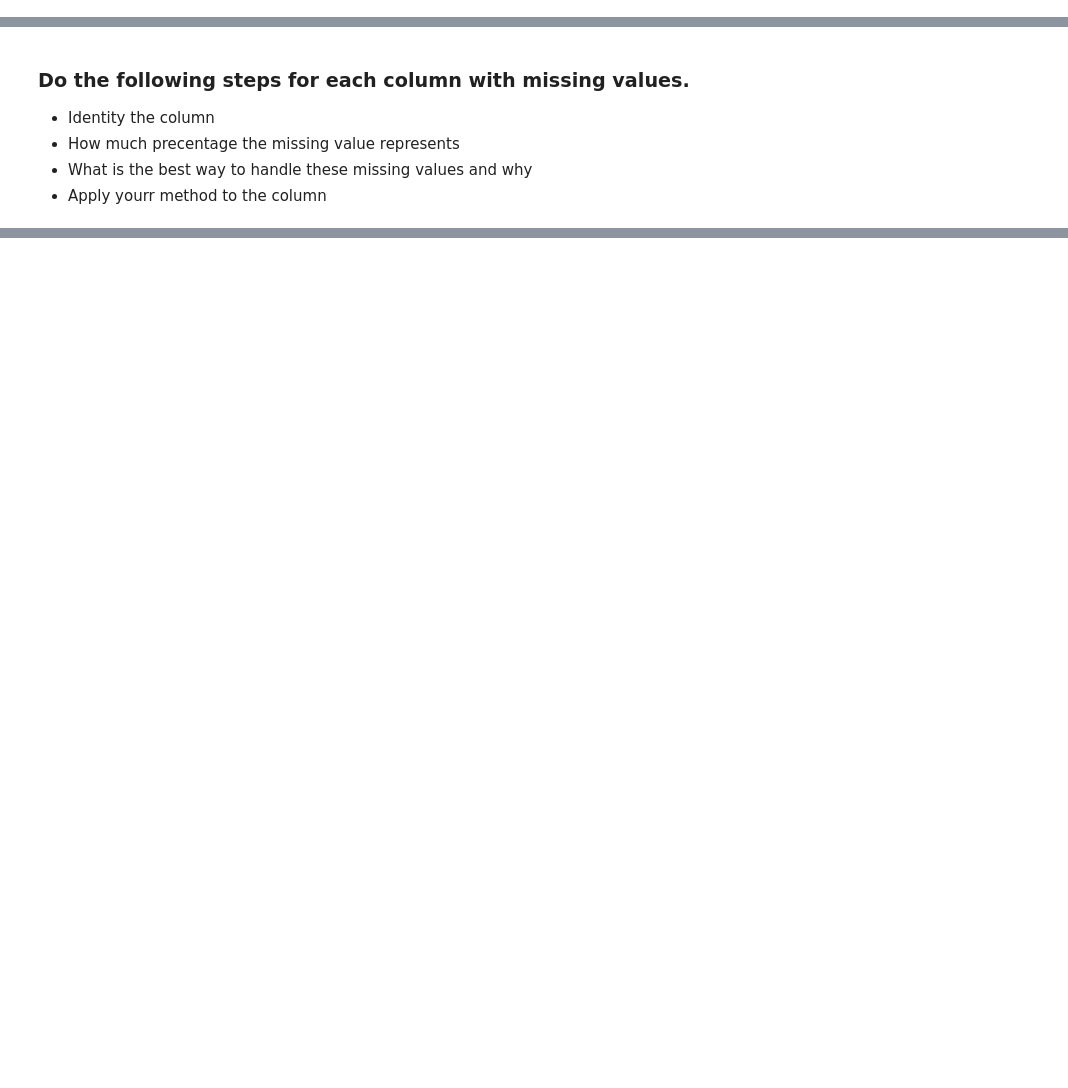
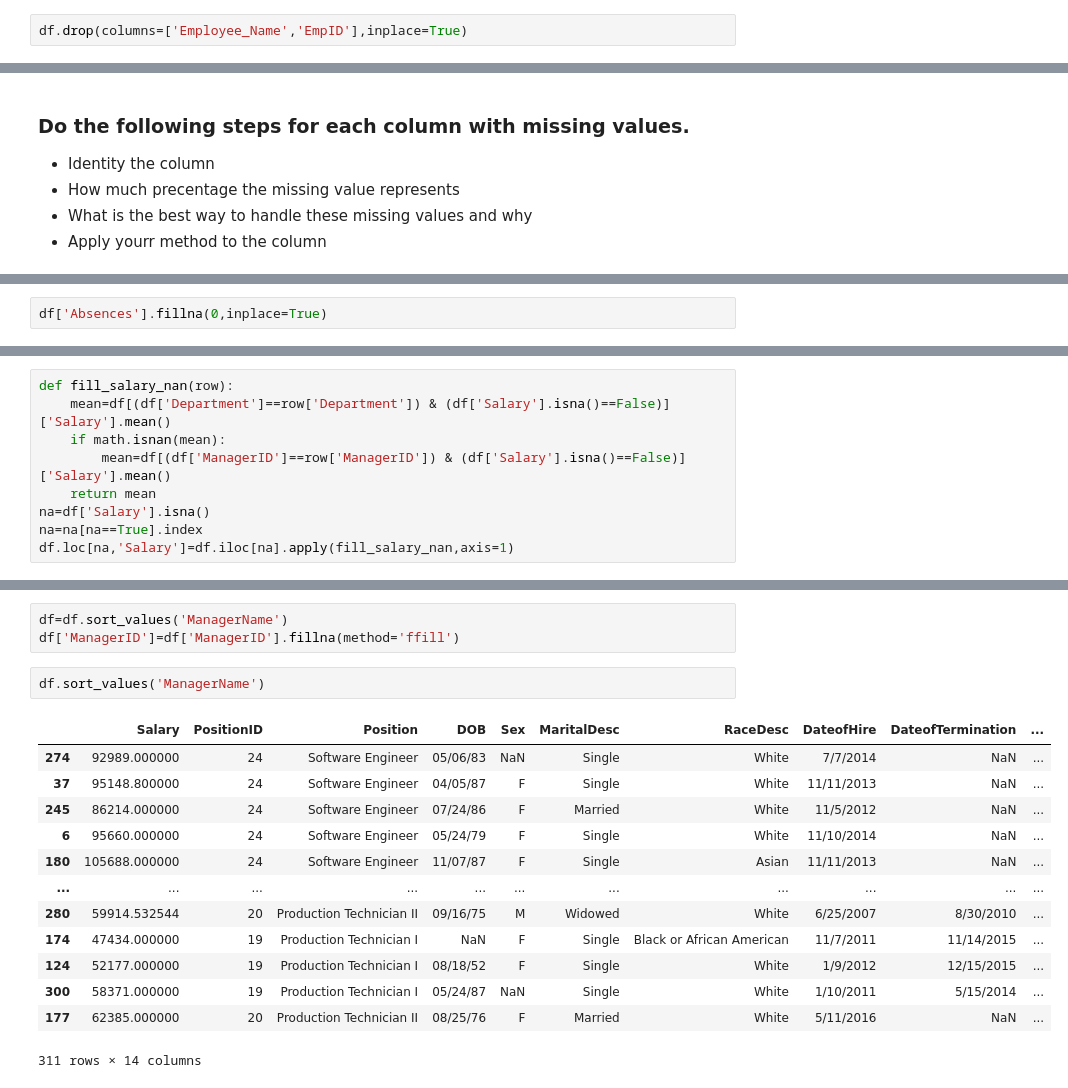
Before and after one commit to Tuwaiq-Data-Science-Bootcamp-V2/MissingData-Lab1, a Jupyter notebook: Missing Values Assignment .ipynb, the cells around one changed output, grey strips where cells are left out. Cells and saved outputs as stored; diff of their text form; blank space fills up the shorter version.

```diff
--- a/Missing Values Assignment .ipynb
+++ b/Missing Values Assignment .ipynb
@@ -13,0 +90,2 @@
+# %%
+df.drop(columns=['Employee_Name','EmpID'],inplace=True)
@@ -20,0 +140,2 @@
+# %%
+df['Absences'].fillna(0,inplace=True)
@@ -20,0 +148,9 @@
+# %%
+def fill_salary_nan(row):
+    mean=df[(df['Department']==row['Department']) & (df['Salary'].isna()==False)]['Salary'].mean()
+    if math.isnan(mean):
+        mean=df[(df['ManagerID']==row['ManagerID']) & (df['Salary'].isna()==False)]['Salary'].mean()
+    return mean
+na=df['Salary'].isna()
+na=na[na==True].index
+df.loc[na,'Salary']=df.iloc[na].apply(fill_salary_nan,axis=1)
@@ -20,0 +181,19 @@
+# %%
+df=df.sort_values('ManagerName')
+df['ManagerID']=df['ManagerID'].fillna(method='ffill')
+# %%
+df.sort_values('ManagerName')
+# %% [output]
+|  | Salary | PositionID | Position | DOB | Sex | MaritalDesc | RaceDesc | DateofHire | DateofTermination | ... |
+| 274 | 92989.000000 | 24 | Software Engineer | 05/06/83 | NaN | Single | White | 7/7/2014 | NaN | ... |
+| 37 | 95148.800000 | 24 | Software Engineer | 04/05/87 | F | Single | White | 11/11/2013 | NaN | ... |
+| 245 | 86214.000000 | 24 | Software Engineer | 07/24/86 | F | Married | White | 11/5/2012 | NaN | ... |
+| 6 | 95660.000000 | 24 | Software Engineer | 05/24/79 | F | Single | White | 11/10/2014 | NaN | ... |
+| 180 | 105688.000000 | 24 | Software Engineer | 11/07/87 | F | Single | Asian | 11/11/2013 | NaN | ... |
+| ... | ... | ... | ... | ... | ... | ... | ... | ... | ... | ... |
+| 280 | 59914.532544 | 20 | Production Technician II | 09/16/75 | M | Widowed | White | 6/25/2007 | 8/30/2010 | ... |
+| 174 | 47434.000000 | 19 | Production Technician I | NaN | F | Single | Black or African American | 11/7/2011 | 11/14/2015 | ... |
+| 124 | 52177.000000 | 19 | Production Technician I | 08/18/52 | F | Single | White | 1/9/2012 | 12/15/2015 | ... |
+| 300 | 58371.000000 | 19 | Production Technician I | 05/24/87 | NaN | Single | White | 1/10/2011 | 5/15/2014 | ... |
+| 177 | 62385.000000 | 20 | Production Technician II | 08/25/76 | F | Married | White | 5/11/2016 | NaN | ... |
+311 rows × 14 columns
```
Also changed, not shown: parts of 18 cells of this notebook.
